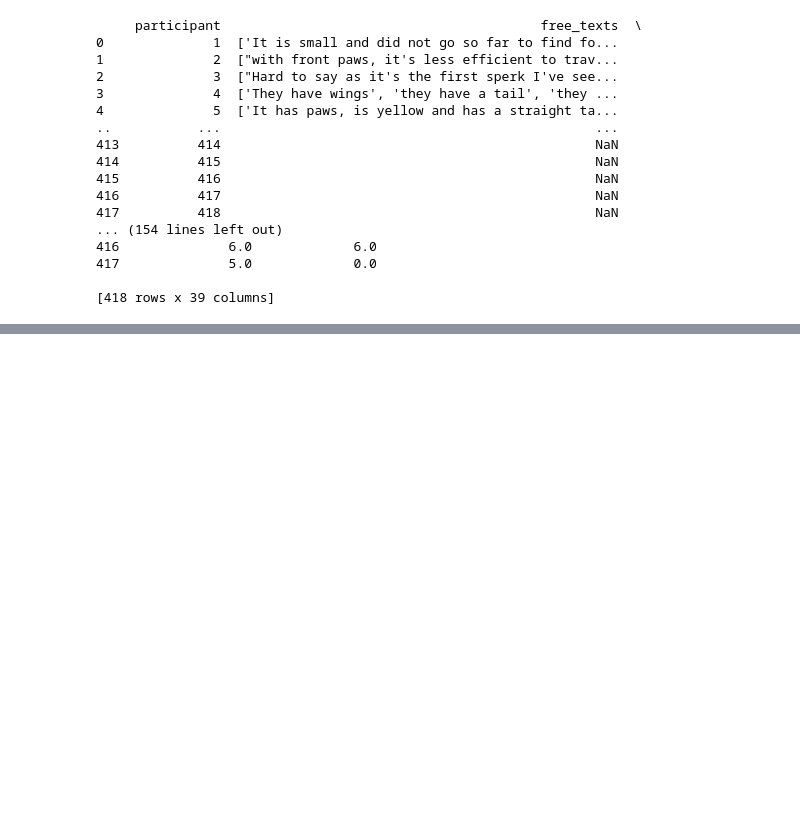
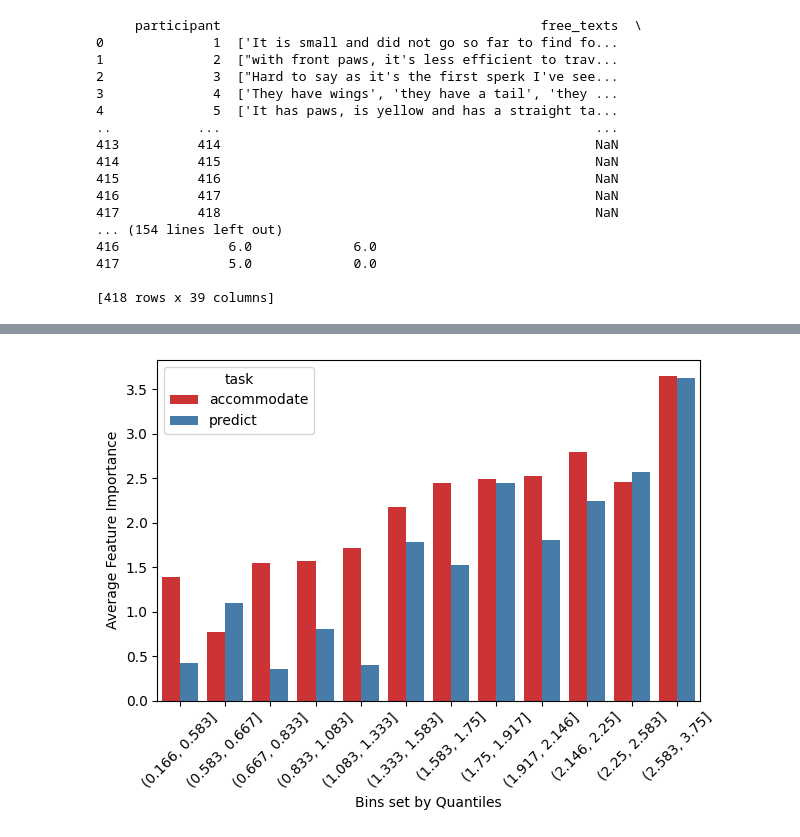
Before and after one commit to sebmonte/Prediction-Accomodation-Exp, a Jupyter notebook: Analysis/Scripts/Study2/Acc-PreCompareSupplement1.ipynb, the cells around one changed output, grey strips where cells are left out. Drawn from its saved outputs; the diff is of its cells as text; code cells hidden in the pictures; blank space fills up the shorter version.

```diff
--- a/Analysis/Scripts/Study2/Acc-PreCompareSupplement1.ipynb
+++ b/Analysis/Scripts/Study2/Acc-PreCompareSupplement1.ipynb
@@ -367,0 +458,23 @@ plt.show()
+# %%
+# Create quantile-based bins
+df_hl_full['hl_bin_dynamic'] = pd.qcut(df_hl_full['high_minus_low'], q=12, duplicates='drop')
+avg_dyn = (
+    df_hl_full.groupby(['task', 'hl_bin_dynamic'], as_index=False)
+               .agg(avg_importance=('importance', 'mean'),
+                    n_items=('importance', 'size'))
+)
+
+sns.barplot(
+    data=avg_dyn,
+    x='hl_bin_dynamic',
+    y='avg_importance',
+    hue='task',
+    palette='Set1'
+)
+plt.xlabel('Bins set by Quantiles')
+plt.ylabel('Average Feature Importance')
+plt.xticks(rotation=45)
+plt.tight_layout()
+plt.show()
+# %% [output]
+[figure, added]
```
Also changed, not shown: parts of 8 cells of this notebook, 36 other files.
